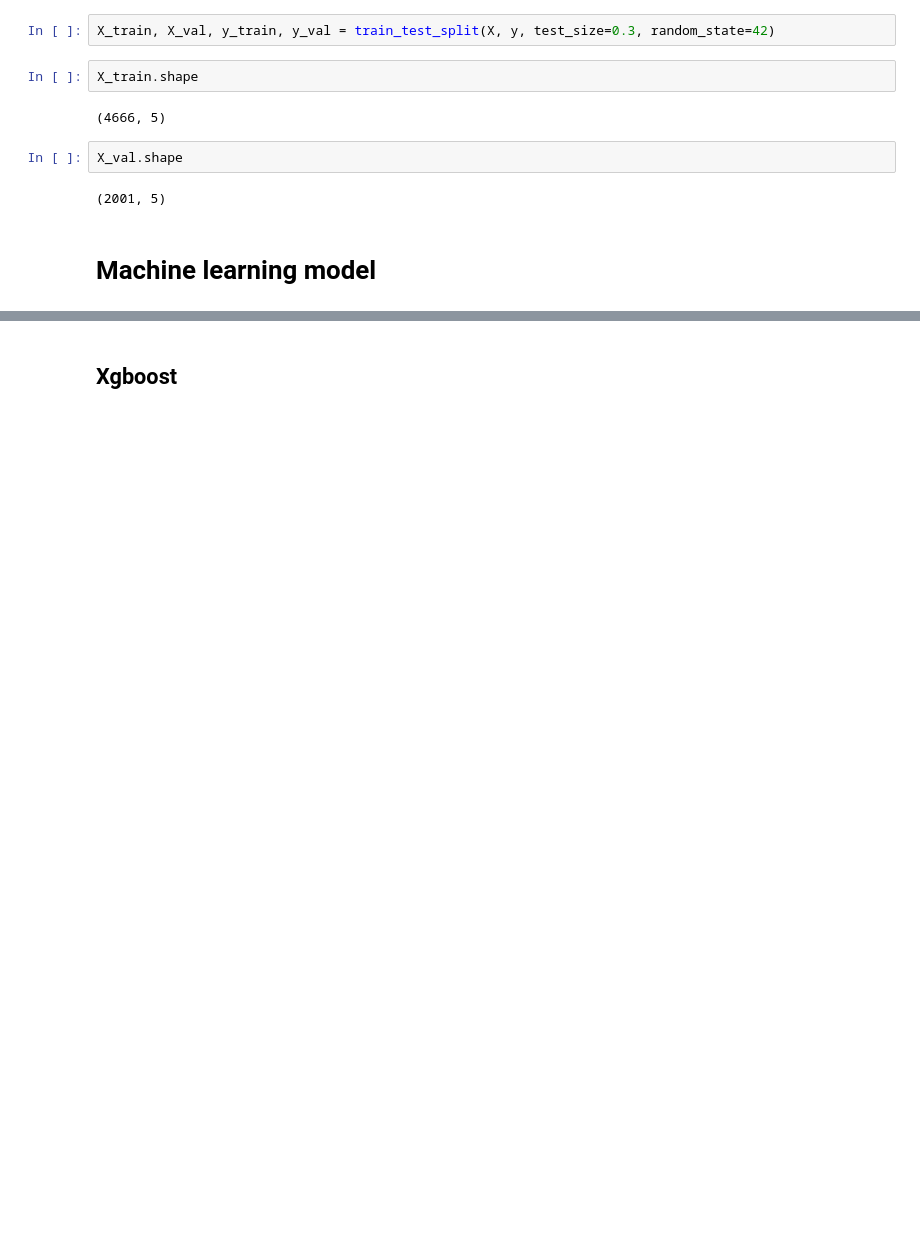
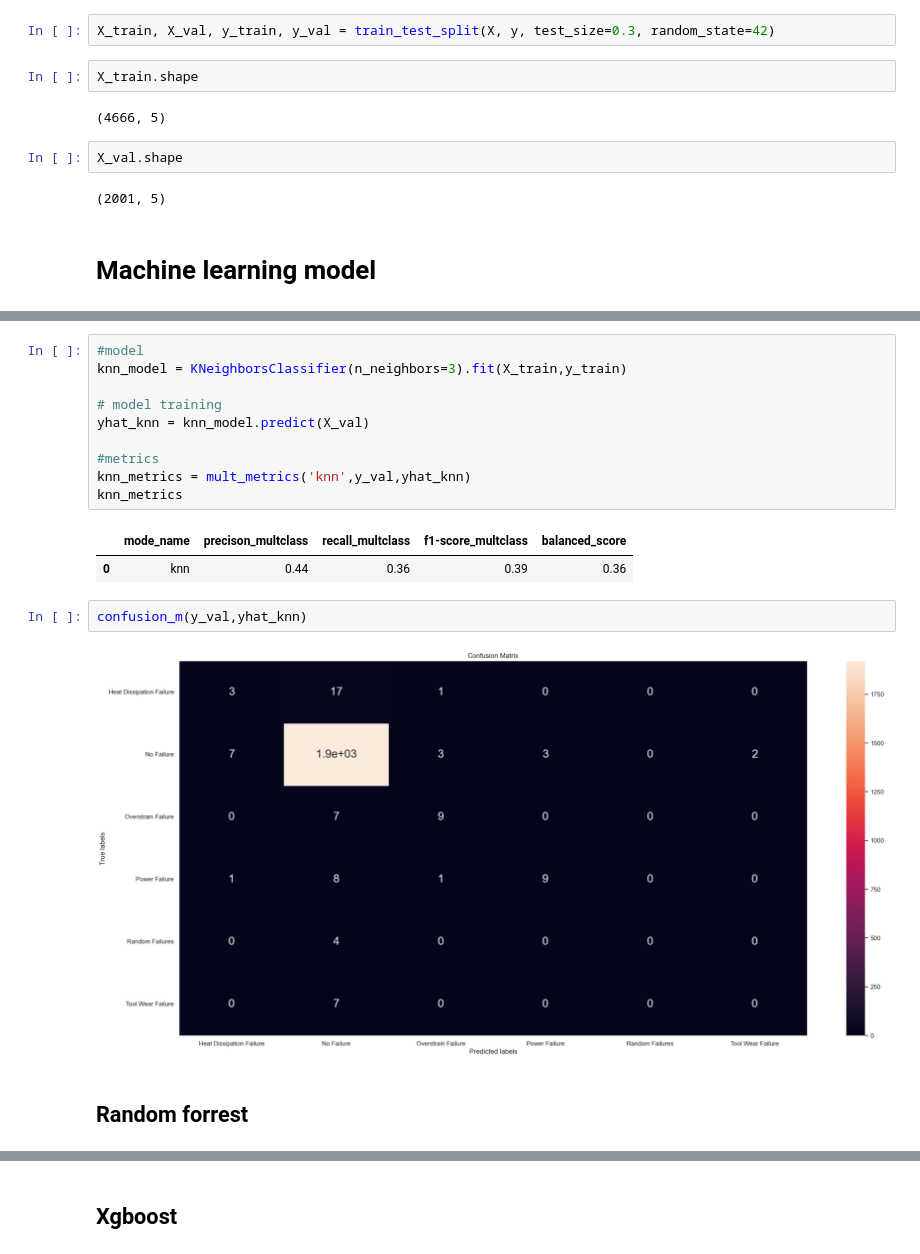
Before and after one commit to lavinomenezes/desafio_indicium, a Jupyter notebook: notebooks/desafio_indicium_lm_v06_machile_learning.ipynb, the cells around one changed output, grey strips where cells are left out. Drawn from its saved outputs; the diff is of its cells as text; blank space fills up the shorter version.

```diff
--- a/notebooks/desafio_indicium_lm_v06_machile_learning.ipynb
+++ b/notebooks/desafio_indicium_lm_v06_machile_learning.ipynb
@@ -97,0 +159,19 @@ BernoulliNB                          0.03
+# %%
+#model
+knn_model = KNeighborsClassifier(n_neighbors=3).fit(X_train,y_train)
+
+# model training
+yhat_knn = knn_model.predict(X_val)
+
+#metrics
+knn_metrics = mult_metrics('knn',y_val,yhat_knn)
+knn_metrics
+# %% [output]
+|  | mode_name | precison_multclass | recall_multclass | f1-score_multclass | balanced_score |
+| 0 | knn | 0.44 | 0.36 | 0.39 | 0.36 |
+# %%
+confusion_m(y_val,yhat_knn)
+# %% [output]
+[figure, added]
+# %% [markdown]
+## Random forrest
```
Also changed, not shown: parts of 34 cells of this notebook, 1 other file.
